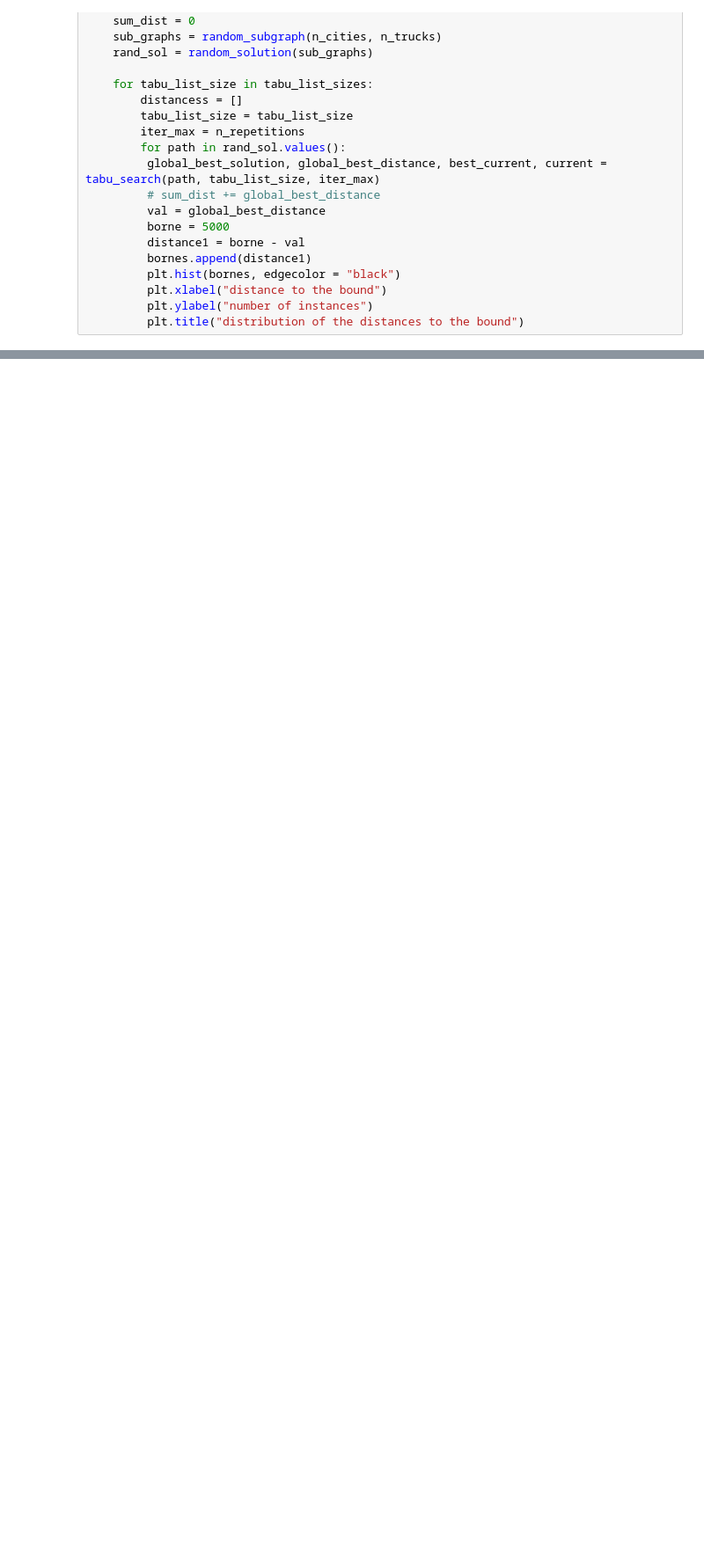
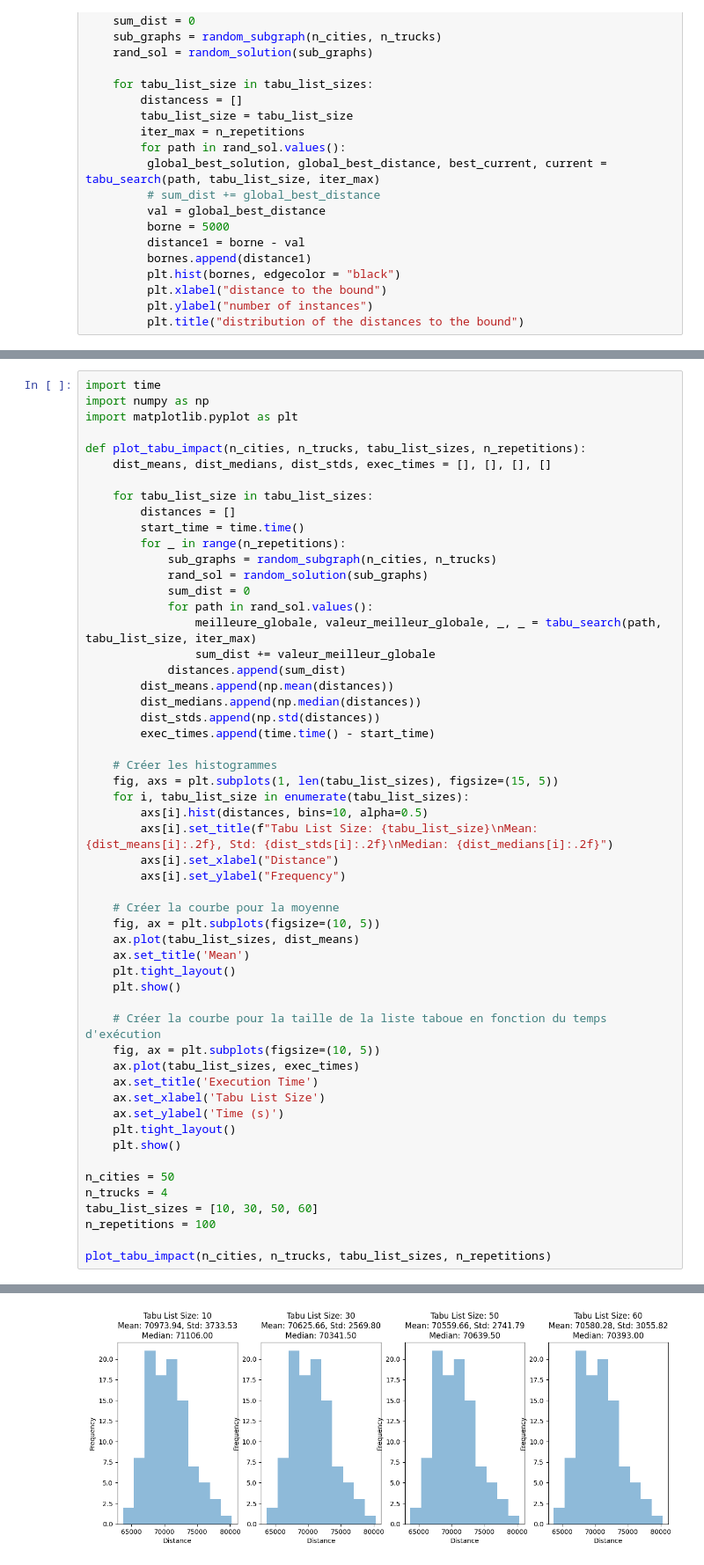
Before and after one commit to SimoElvirand/1-Le-probl-me-du-voyageur-de-commerce-avec-plusieurs-camions, a Jupyter notebook: Final Project with statistical final111.ipynb, the cells around one changed output, grey strips where cells are left out. Shown: that part at 88% size. Cells and saved outputs as stored; diff of their text form; blank space fills up the shorter version.

```diff
--- a/Final Project with statistical final111.ipynb
+++ b/Final Project with statistical final111.ipynb
@@ -948,0 +1009,55 @@ Total cities: [0, 1, 2, 3, 4, 5, 6, 7, 8, 9, 10, 11, 12, 13, 14, 15, 16, 17, 18,
+# %%
+import time
+import numpy as np
+import matplotlib.pyplot as plt
+
+def plot_tabu_impact(n_cities, n_trucks, tabu_list_sizes, n_repetitions):
+    dist_means, dist_medians, dist_stds, exec_times = [], [], [], []
+
+    for tabu_list_size in tabu_list_sizes:
+        distances = []
+        start_time = time.time()
+        for _ in range(n_repetitions):
+            sub_graphs = random_subgraph(n_cities, n_trucks)
+            rand_sol = random_solution(sub_graphs)
+            sum_dist = 0
+            for path in rand_sol.values():
+                meilleure_globale, valeur_meilleur_globale, _, _ = tabu_search(path, tabu_list_size, iter_max)
+                sum_dist += valeur_meilleur_globale
+            distances.append(sum_dist)
+        dist_means.append(np.mean(distances))
+        dist_medians.append(np.median(distances))
+        dist_stds.append(np.std(distances))
+        exec_times.append(time.time() - start_time)
+
+    # Créer les histogrammes
+    fig, axs = plt.subplots(1, len(tabu_list_sizes), figsize=(15, 5))
+    for i, tabu_list_size in enumerate(tabu_list_sizes):
+        axs[i].hist(distances, bins=10, alpha=0.5)
+        axs[i].set_title(f"Tabu List Size: {tabu_list_size}\nMean: {dist_means[i]:.2f}, Std: {dist_stds[i]:.2f}\nMedian: {dist_medians[i]:.2f}")
+        axs[i].set_xlabel("Distance")
+        axs[i].set_ylabel("Frequency")
+
+    # Créer la courbe pour la moyenne
+    fig, ax = plt.subplots(figsize=(10, 5))
+    ax.plot(tabu_list_sizes, dist_means)
+    ax.set_title('Mean')
+    plt.tight_layout()
+    plt.show()
+
+    # Créer la courbe pour la taille de la liste taboue en fonction du temps d'exécution
+    fig, ax = plt.subplots(figsize=(10, 5))
+    ax.plot(tabu_list_sizes, exec_times)
+    ax.set_title('Execution Time')
+    ax.set_xlabel('Tabu List Size')
+    ax.set_ylabel('Time (s)')
+    plt.tight_layout()
+    plt.show()
+
+n_cities = 50
+n_trucks = 4
+tabu_list_sizes = [10, 30, 50, 60]
+n_repetitions = 100
+
+plot_tabu_impact(n_cities, n_trucks, tabu_list_sizes, n_repetitions)
+# %% [output]
@@ -948,0 +1081 @@ Total cities: [0, 1, 2, 3, 4, 5, 6, 7, 8, 9, 10, 11, 12, 13, 14, 15, 16, 17, 18,
+[figure, added]
```
Also changed, not shown: parts of 26 cells of this notebook.
